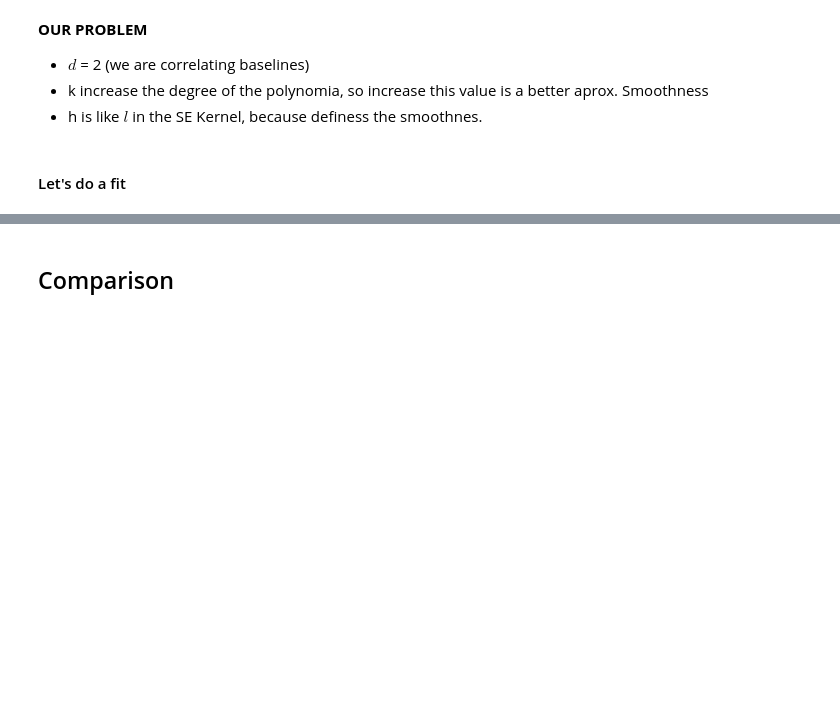
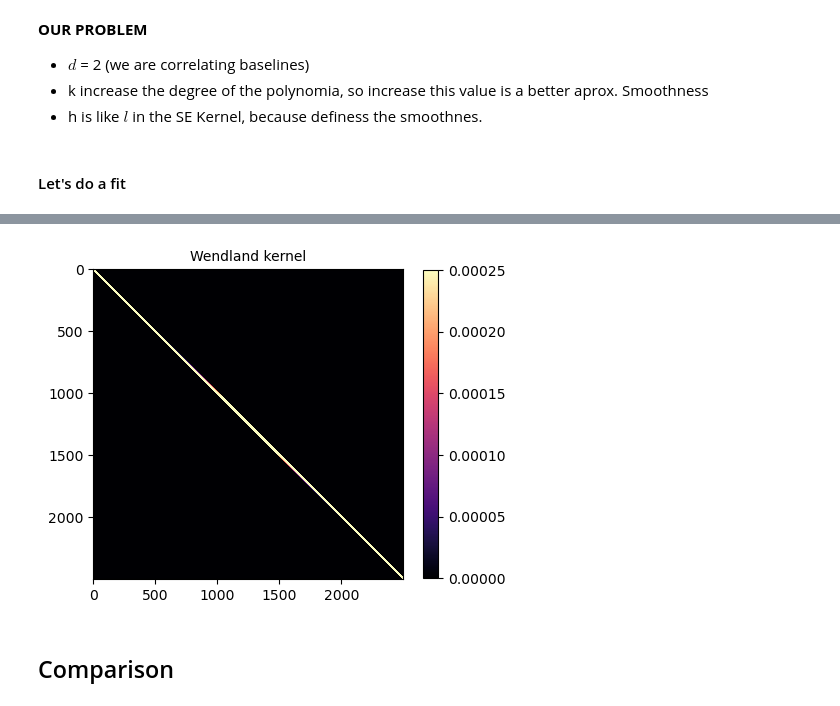
Before and after one commit to mariajmellado/Frank2D, a Jupyter notebook: Notebooks/9_October_Wendland.ipynb, the cells around one changed output, grey strips where cells are left out. Drawn from its saved outputs; the diff is of its cells as text; code cells hidden in the pictures; blank space fills up the shorter version.

```diff
--- a/Notebooks/9_October_Wendland.ipynb
+++ b/Notebooks/9_October_Wendland.ipynb
@@ -296,0 +312,2 @@ matrixW = Wendland_kernel(amplitude, H)
+# %%
+matrixW_r = Wendland_kernel_radial(amplitude, H, np.pi/5)
@@ -306,9 +320,11 @@ plt.show()
 # %%
 plt.figure(figsize=(5,5))
-plt.imshow(matrixW, cmap =  'magma', vmin = 0, vmax = 0.00025)
+plt.imshow(matrixW_r, cmap =  'magma', vmin = 0, vmax = 0.00025)
 plt.colorbar(shrink=0.8)
 plt.title(r'Wendland kernel', size = 10)
 plt.show()
+# %% [output]
+[figure, added]
 # %% [markdown]
 ## Comparison
 # %%
```
Also changed, not shown: parts of 15 cells of this notebook, 17 other files.
